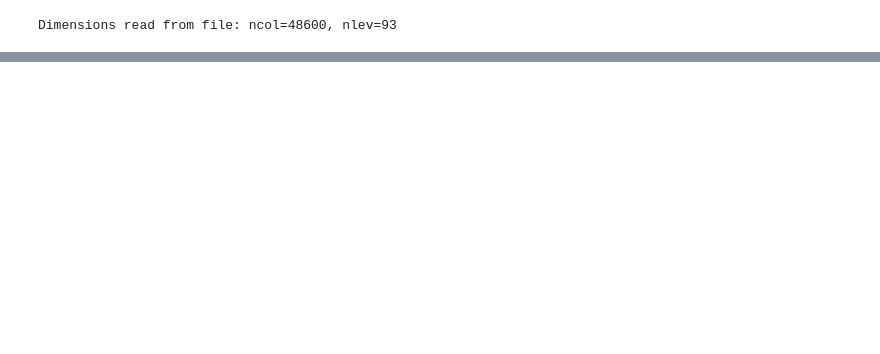
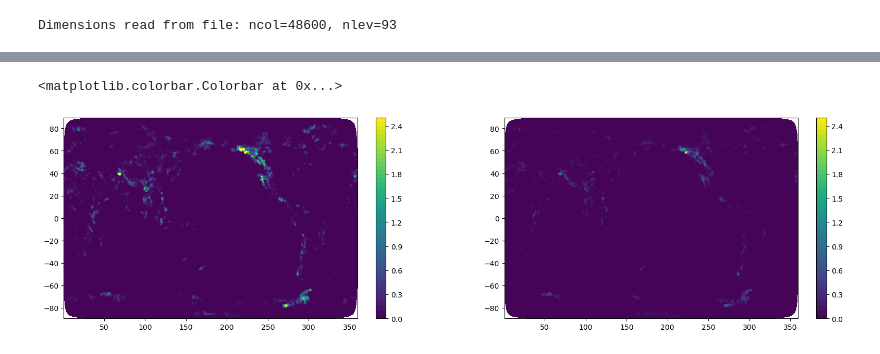
Before and after one commit to JulioTBacmeister/GW_UnitTest, a Jupyter notebook: Python/ReadFortran.ipynb, the cells around one changed output, grey strips where cells are left out. Drawn from its saved outputs; the diff is of its cells as text; code cells hidden in the pictures; blank space fills up the shorter version.

```diff
--- a/Python/ReadFortran.ipynb
+++ b/Python/ReadFortran.ipynb
@@ -46,4 +66,7 @@ X=xr.open_dataset( hfile )
 # %%
+lon = X.lon.values
+lat = X.lat.values
+
 taudsw_cam = X.TAUDSW1.values
 tauoro_cam = X.TAUORO1.values
 tau_a_cam = X.TAUM1_DIAG_A.values
@@ -51,6 +74,9 @@ tau_b_cam = X.TAUM1_DIAG_B.values
 tau_diag_cam = X.TAUM1_DIAG.values
 tau_cam=X.TAU1RDGBETAM.values
 ubm_cam=X.UBM1BETA.values
+zm_cam=X.ZMEGW.values
+zi_cam=X.ZIEGW.values
+mxdis=X.MXDIS1.values
 # %%
 z=np.arange(start=50,stop=94)
 plt.plot( tau_a_cam[0,z,:].flatten() )
@@ -83,0 +110,11 @@ plt.scatter( tau_diag_cam[0,z,:].flatten() ,  tau_diag.T[z,:].flatten() )
+# %%
+z=93
+lev=1*np.linspace(0.,2.5,num=51)
+fig,ax=plt.subplots(1,2,figsize=(20,5))
+co=ax[0].tricontourf( lon,lat, tau_diag_cam[0,z,:], levels=lev )
+plt.colorbar(co)
+co=ax[1].tricontourf( lon,lat, tau_diag.T[z,:], levels=lev )
+plt.colorbar(co)
+# %% [output]
+<matplotlib.colorbar.Colorbar at 0x...>
+[figure, added]
```
Also changed, not shown: parts of 10 cells of this notebook, 1 other file.
